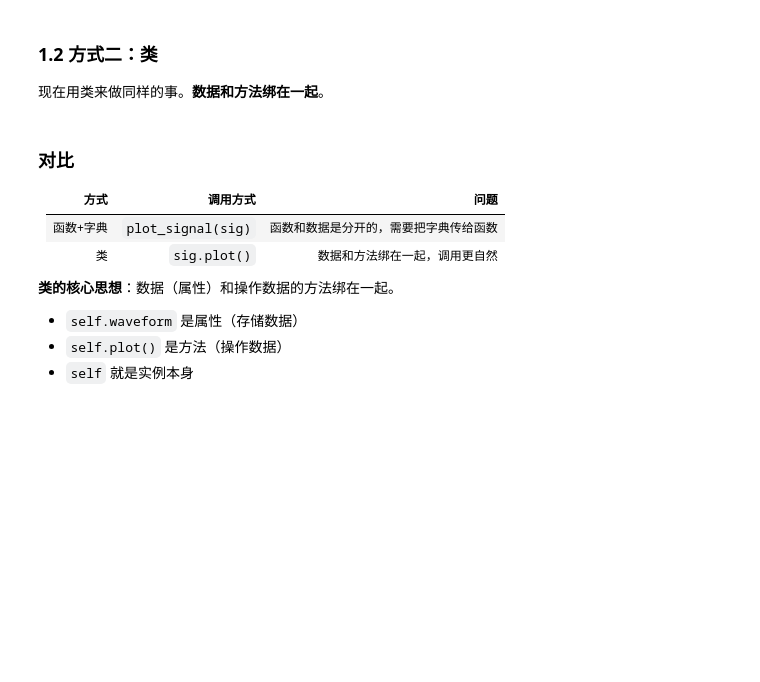
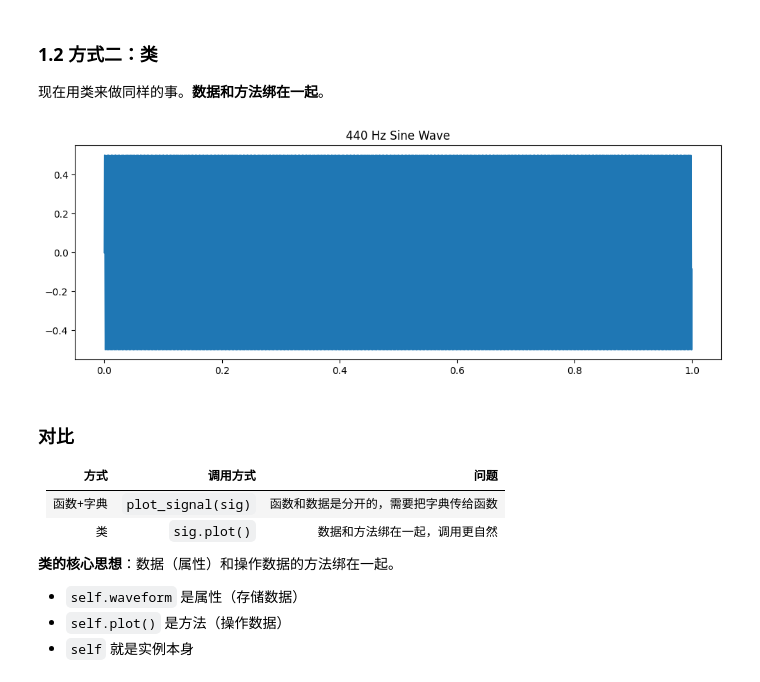
Before and after one commit to freehawkzk/developskilltrain, a Jupyter notebook: lab-training/colab/module0/02-oop-audio.ipynb, the cells around one changed output. Saved outputs shown, nothing was run; the diff lists cells and outputs as text; code cells hidden in the pictures; blank space fills up the shorter version.

```diff
--- a/lab-training/colab/module0/02-oop-audio.ipynb
+++ b/lab-training/colab/module0/02-oop-audio.ipynb
@@ -87,34 +94,36 @@ NameError: name 'np' is not defined
 # ===== 方式二：类 =====
 
 class Signal:
     """音频信号类"""
 
     def __init__(self, waveform, sample_rate, label=''):
-        """初始化方法（构造函数）
+        """初始化方法（构造函数）"""
 
         self.waveform = waveform    # 波形数据
         self.sample_rate = sample_rate  # 采样率
         self.label = label          # 标签
 
     def plot(self):
         """画出信号"""
         sr = self.sample_rate
         t = np.linspace(0, len(self.waveform)/sr, len(self.waveform), endpoint=False)
         plt.figure(figsize=(12, 4))
         plt.plot(t, self.waveform)
         plt.title(self.label)
         plt.show()
 
     def compute_spectrum(self):
         """计算频谱"""
         N = len(self.waveform)
         spectrum = np.abs(np.fft.rfft(self.waveform))
         freqs = np.fft.rfftfreq(N, 1/self.sample_rate)
         return freqs, spectrum
 
 # 使用
 sig = Signal(wave, 16000, '440 Hz Sine Wave')
 sig.plot()
+# %% [output]
+[figure, added]
 # %% [markdown]
 ### 对比
 
```
Also changed, not shown: parts of 10 cells of this notebook.
